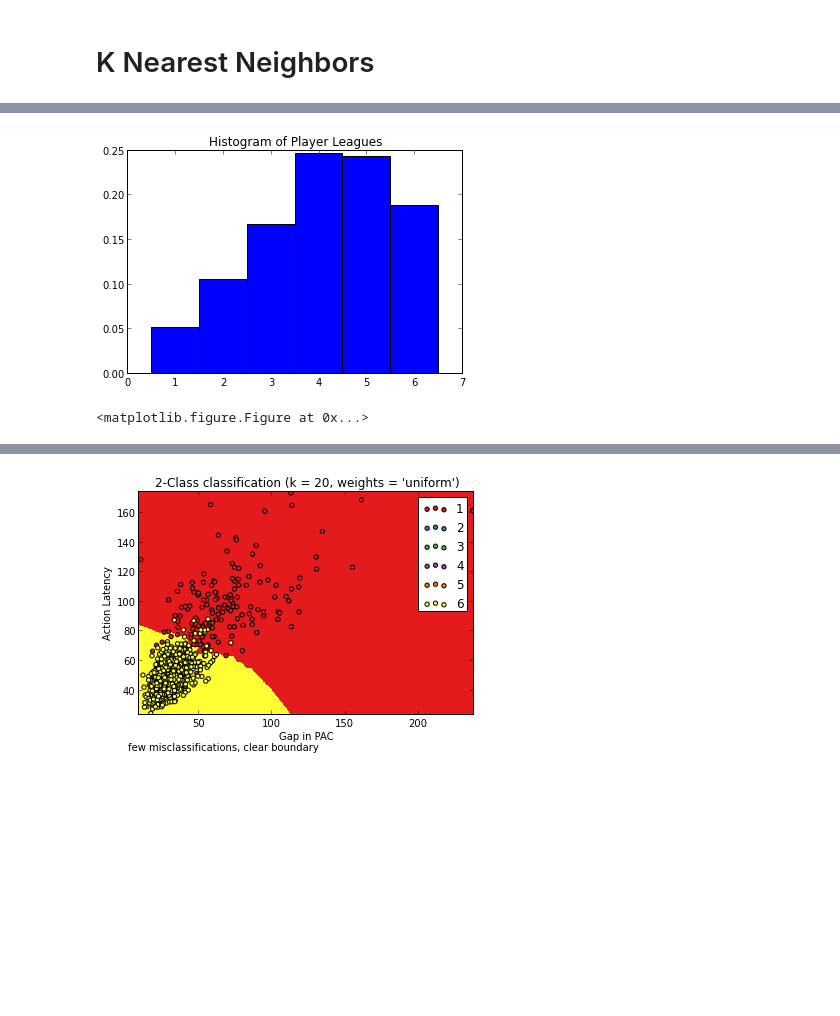
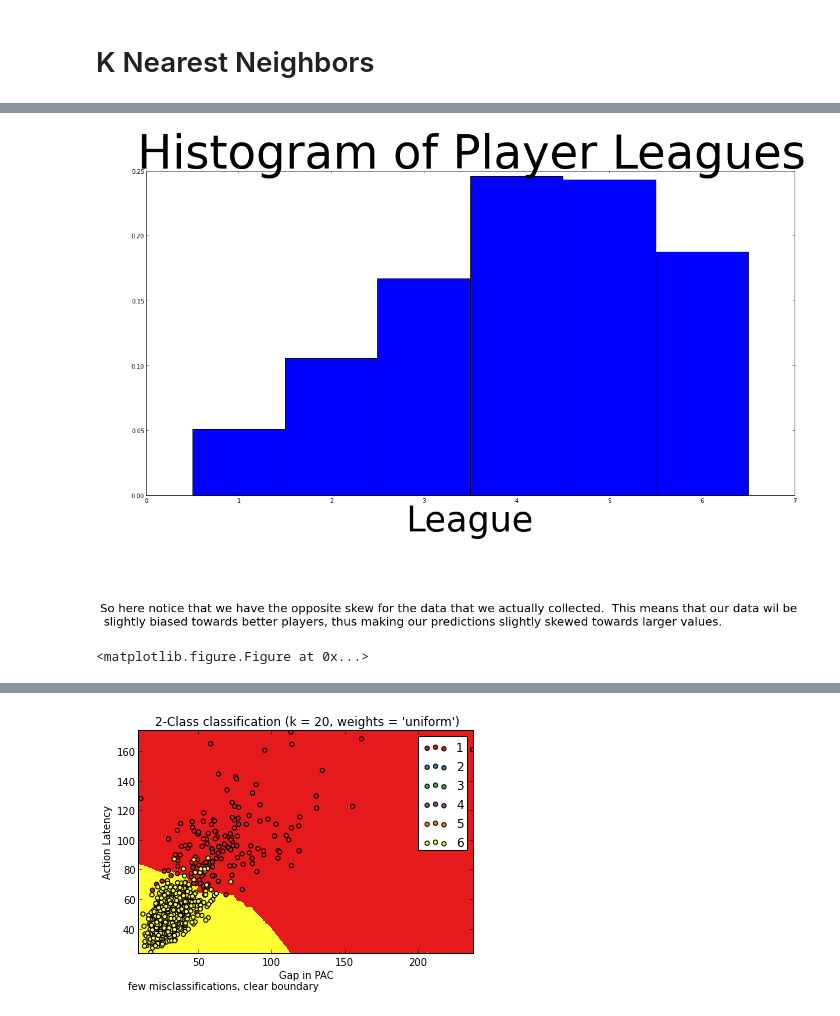
Before and after one commit to stchang22/Stat222, a Jupyter notebook: MergedFile.ipynb, the cells around one changed output, grey strips where cells are left out. Cells and saved outputs as stored; diff of their text form; code cells hidden in the pictures; blank space fills up the shorter version.

```diff
--- a/MergedFile.ipynb
+++ b/MergedFile.ipynb
@@ -248,12 +209,17 @@ predictors = subData
 response = League
 # %%
 # Histogram of true distribution
+a=pylab.rcParams['figure.figsize']
+pylab.rcParams['figure.figsize'] = (20.0,10.0)
 hist, bins = np.histogram(response, bins=6)
 hist=[.30, .33, .20, .08, .075, .015]
 width = 1
 center = range(1,7)
 hT = plt.bar(center, hist, align='center', width=width)
-plt.title('True Distribution of League')
+plt.title('True Distribution of League',fontsize=80)
+plt.text(-0.5,-0.1,'Note that the true distribution of players is skewed to the right.  This means that there should be'+
+         ' more lower-level players.\n This data was collected from sc2ranks.com. ',fontsize=20)
+plt.xlabel('League',fontsize=100)
 plt.show()
 plt.savefig('True Distribution of League.jpg')
 # %% [output]
@@ -262,14 +228,17 @@ plt.savefig('True Distribution of League.jpg')
 # %%
 # Histogram of observed distribution
 hist, bins = np.histogram(response, bins=6)
 width = 1
 center = range(1,7)
 hT = plt.bar(center, (hist/float(3286)), align='center', width=width)
-plt.title('Histogram of Player Leagues')
+plt.title('Histogram of Player Leagues',fontsize=80)
+plt.text(-0.5,-0.1,'So here notice that we have the opposite skew for the data that we actually collected.  This means that our data wil be\n'+
+         ' slightly biased towards better players, thus making our predictions slightly skewed towards larger values. ',fontsize=20)
+plt.xlabel('League',fontsize=60)
 plt.show()
 plt.savefig('Histogram of League.jpg')
 # %% [output]
-[figure, old version]
+[figure, new version]
 <matplotlib.figure.Figure at 0x...>
 # %%
 # KNN
```
Also changed, not shown: parts of 16 cells of this notebook, 12 other files.
